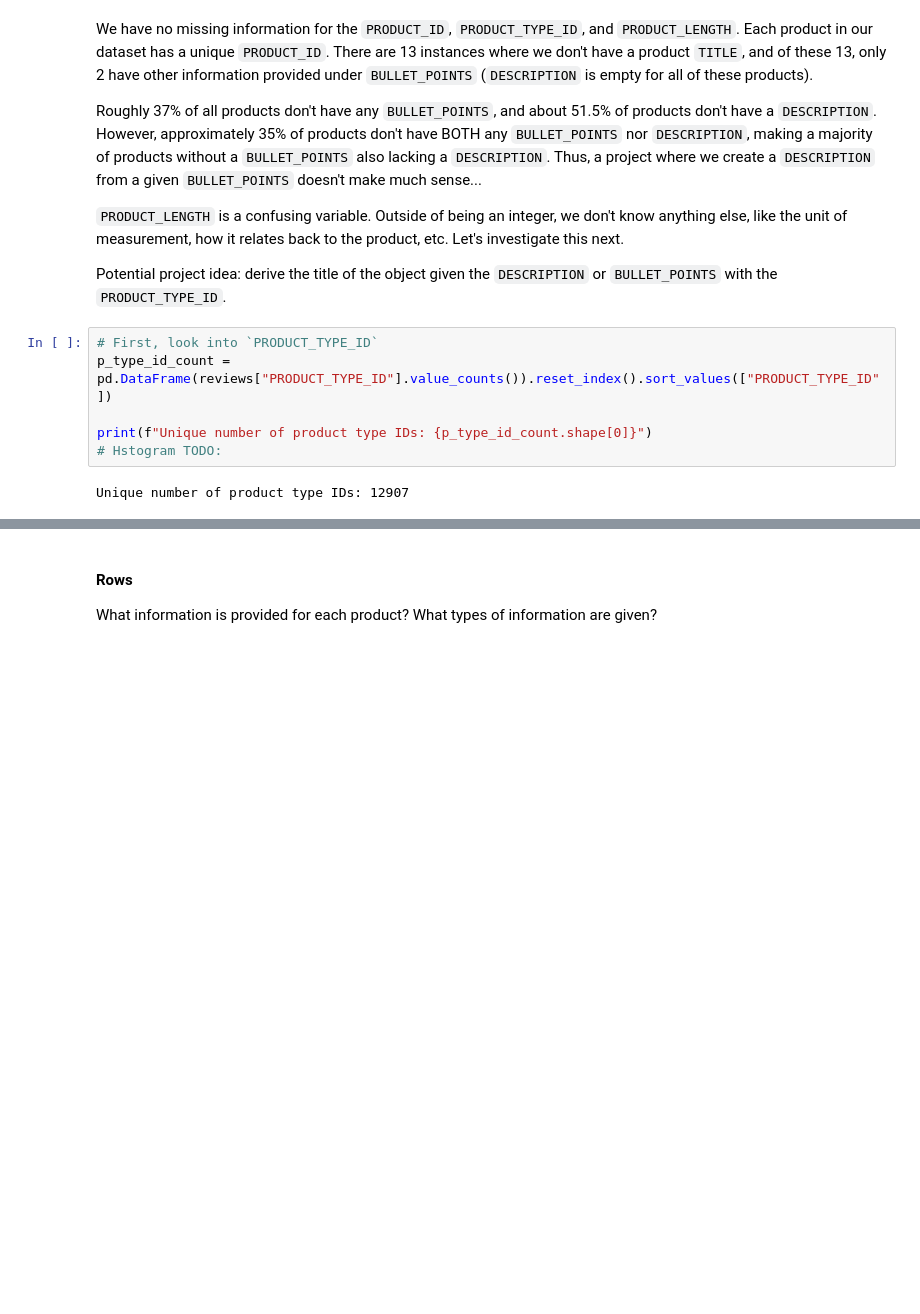
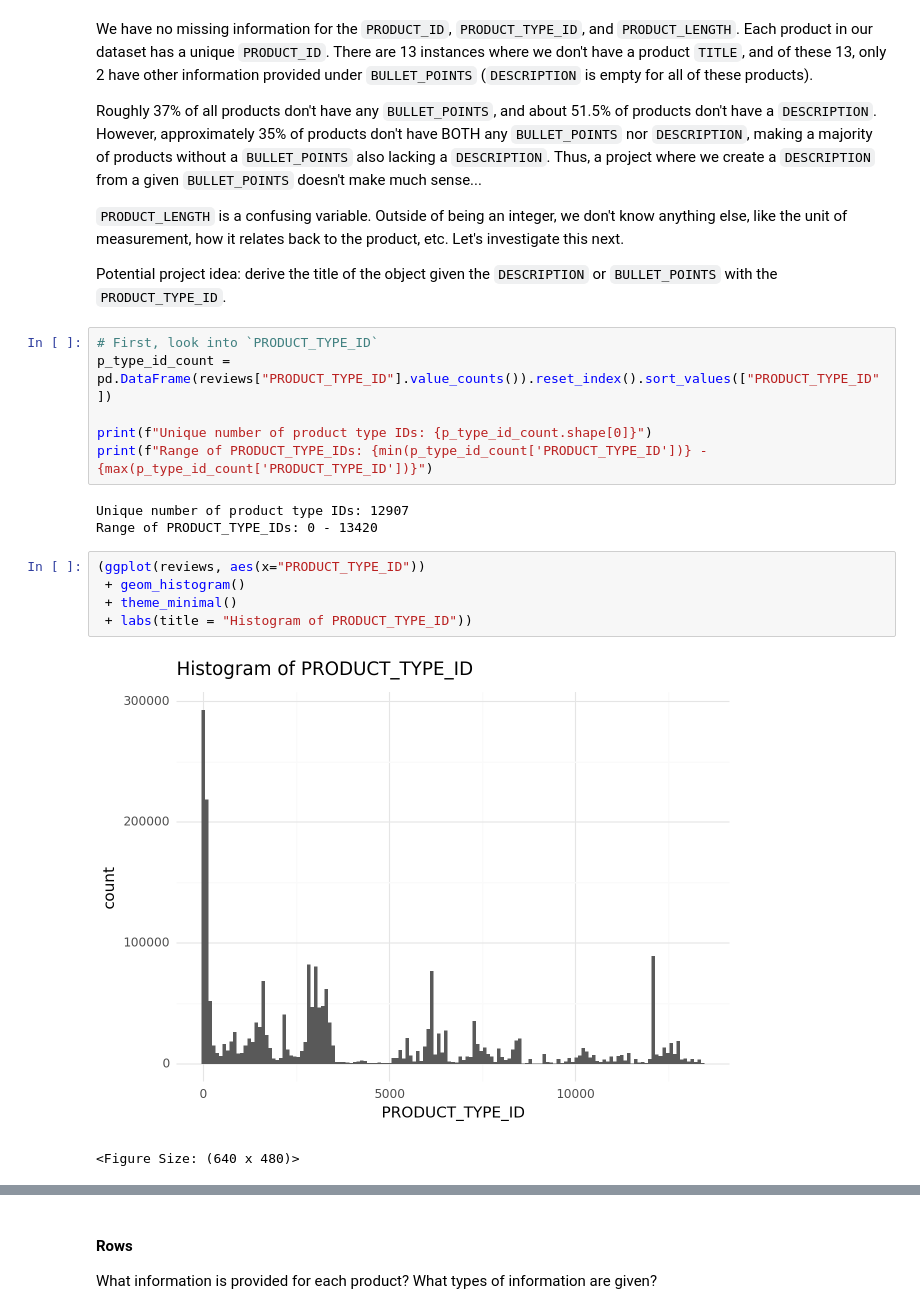
Before and after one commit to linusscjen/q-amazon-reviews, a Jupyter notebook: src/eda/data_eda.ipynb, the cells around one changed output, grey strips where cells are left out. Cells and saved outputs as stored; diff of their text form; blank space fills up the shorter version.

```diff
--- a/src/eda/data_eda.ipynb
+++ b/src/eda/data_eda.ipynb
@@ -104,7 +104,16 @@ Potential project idea: derive the title of the object given the `DESCRIPTION` o
 p_type_id_count = pd.DataFrame(reviews["PRODUCT_TYPE_ID"].value_counts()).reset_index().sort_values(["PRODUCT_TYPE_ID"])
 
 print(f"Unique number of product type IDs: {p_type_id_count.shape[0]}")
-# Hstogram TODO:
+print(f"Range of PRODUCT_TYPE_IDs: {min(p_type_id_count['PRODUCT_TYPE_ID'])} - {max(p_type_id_count['PRODUCT_TYPE_ID'])}")
 # %% [output]
 Unique number of product type IDs: 12907
+Range of PRODUCT_TYPE_IDs: 0 - 13420
+# %%
+(ggplot(reviews, aes(x="PRODUCT_TYPE_ID"))
+ + geom_histogram()
+ + theme_minimal()
+ + labs(title = "Histogram of PRODUCT_TYPE_ID"))
+# %% [output]
+[figure, added]
+<Figure Size: (640 x 480)>
 # %% [markdown]
```
Also changed, not shown: parts of 11 cells of this notebook, 1 other file.
